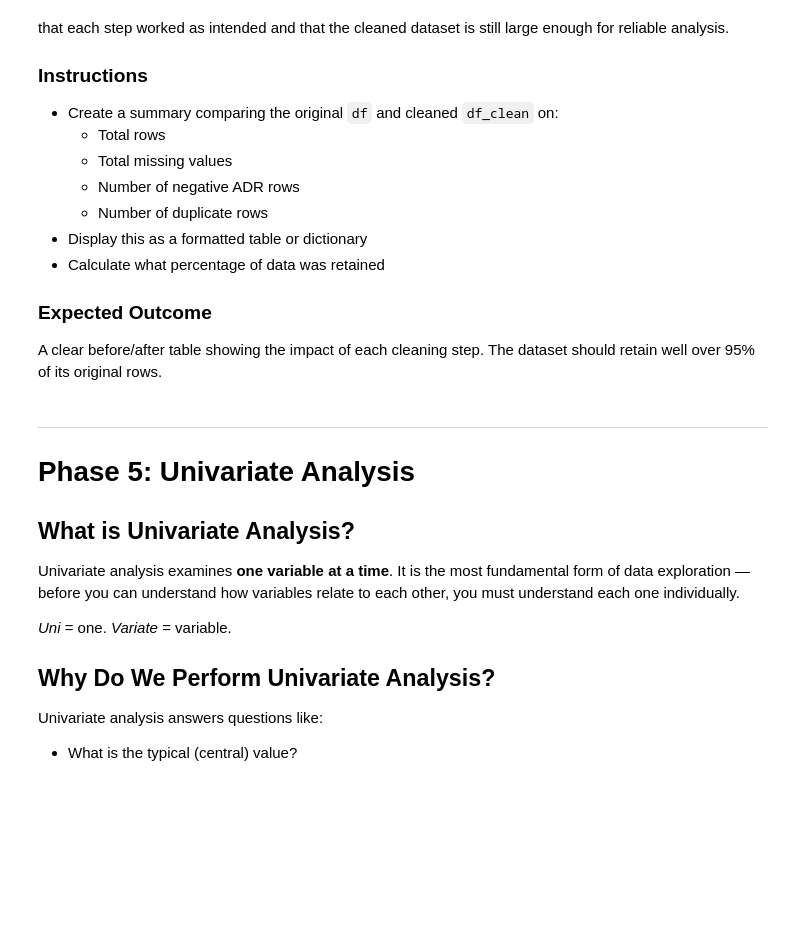
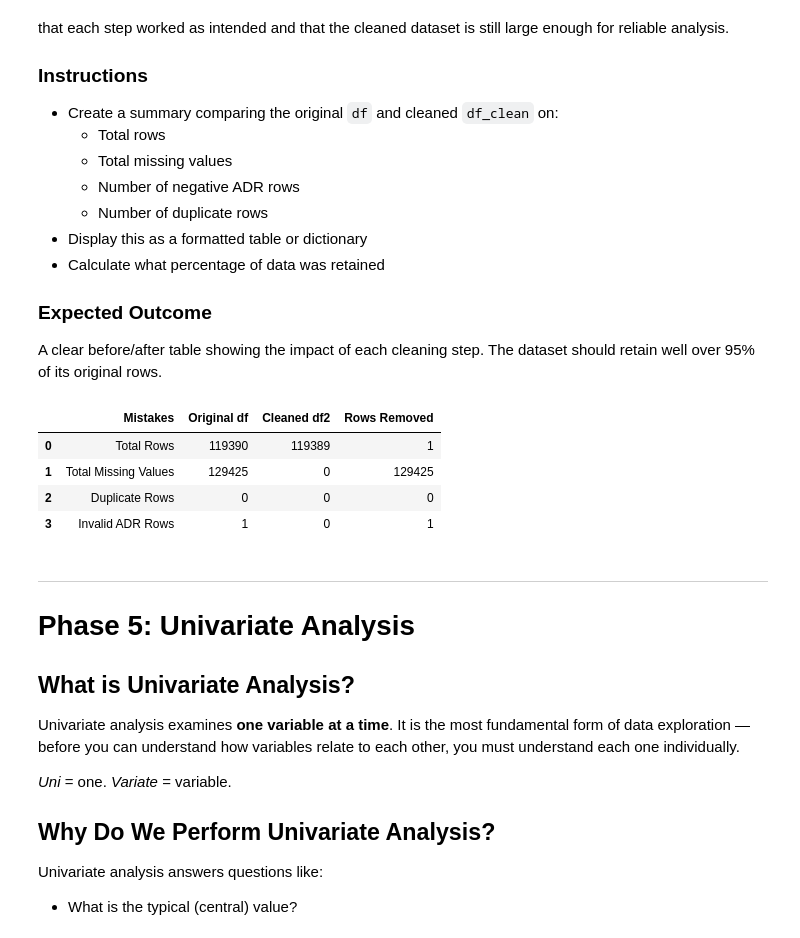
Before and after one commit to Gaurav5791/DATA-SCIENCE-Project-1, a Jupyter notebook: Hotel_Booking_EDA_DS_BATCH_4.ipynb, the cells around one changed output. Cells and saved outputs as stored; diff of their text form; code cells hidden in the pictures; blank space fills up the shorter version.

```diff
--- a/Hotel_Booking_EDA_DS_BATCH_4.ipynb
+++ b/Hotel_Booking_EDA_DS_BATCH_4.ipynb
@@ -1145,6 +1145,20 @@ A clear before/after table showing the impact of each cleaning step. The dataset
 # %%
 # Task 4.6 — Cleaning Summary Comparison
 # Write your code here
+summary_comparison = pd.DataFrame({
+    'Mistakes': ['Total Rows', 'Total Missing Values', 'Duplicate Rows', 'Invalid ADR Rows'],
+    'Original df': [len(df), df.isnull().sum().sum(), df.duplicated().sum(), (df['adr'] < 0).sum()],
+    'Cleaned df2': [len(df2), df2.isnull().sum().sum(), df2.duplicated().sum(), (df2['adr'] < 0).sum()]
+})
+
+summary_comparison['Rows Removed'] = summary_comparison['Original df'] - summary_comparison['Cleaned df2']
+summary_comparison
+# %% [output]
+|  | Mistakes | Original df | Cleaned df2 | Rows Removed |
+| 0 | Total Rows | 119390 | 119389 | 1 |
+| 1 | Total Missing Values | 129425 | 0 | 129425 |
+| 2 | Duplicate Rows | 0 | 0 | 0 |
+| 3 | Invalid ADR Rows | 1 | 0 | 1 |
 # %% [markdown]
 ---
 # Phase 5: Univariate Analysis
```
Also changed, not shown: parts of 1 cell of this notebook.
